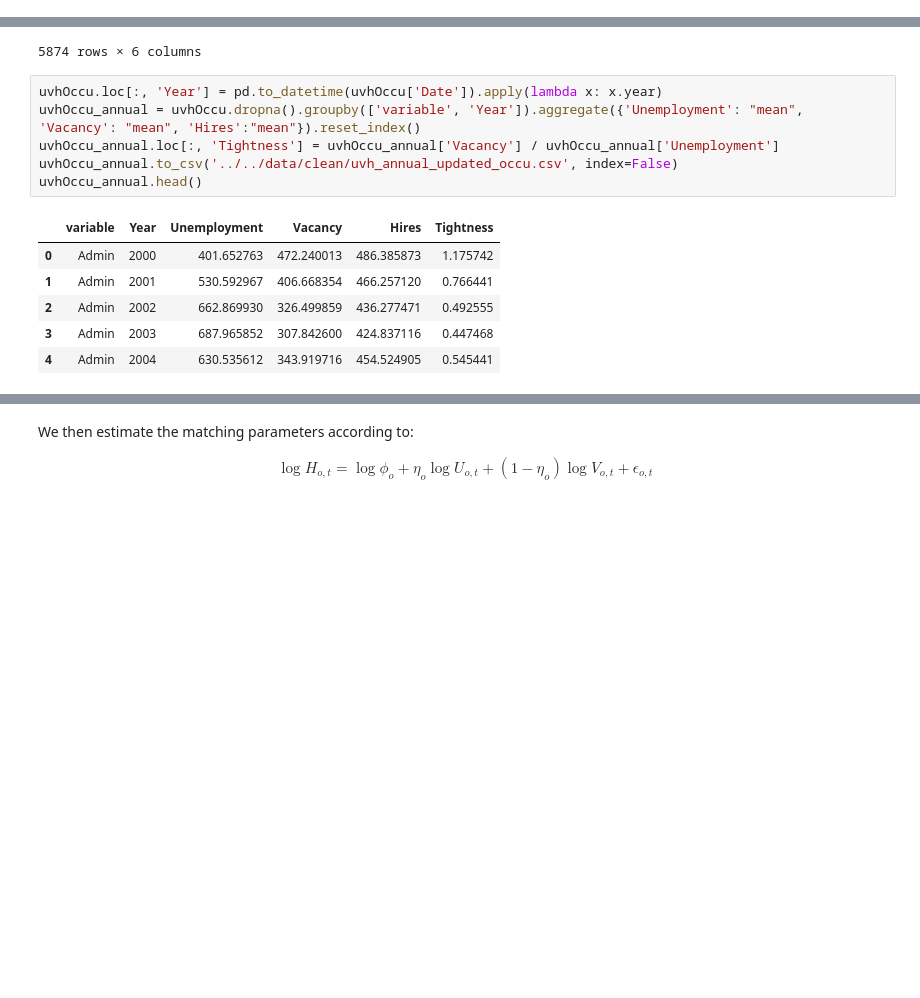
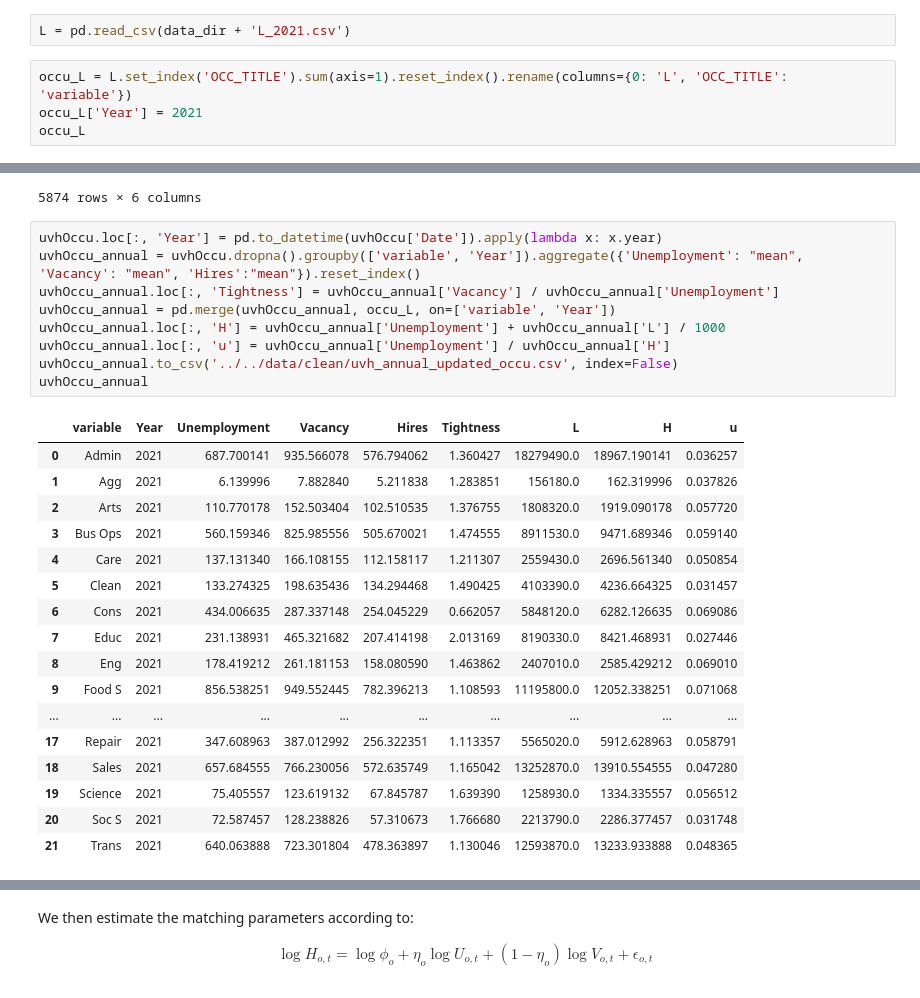
Before and after one commit to hs97/UnemploymentNetwork, a Jupyter notebook: code/clean_data/compute_occupation_params.ipynb, the cells around one changed output, grey strips where cells are left out. Drawn from its saved outputs; the diff is of its cells as text; blank space fills up the shorter version.

```diff
--- a/code/clean_data/compute_occupation_params.ipynb
+++ b/code/clean_data/compute_occupation_params.ipynb
@@ -34 +34,7 @@ We first impute the number of vacancies and unemployment in each occupation usin
 \end{align*}
+# %%
+L = pd.read_csv(data_dir + 'L_2021.csv')
+# %%
+occu_L = L.set_index('OCC_TITLE').sum(axis=1).reset_index().rename(columns={0: 'L', 'OCC_TITLE': 'variable'})
+occu_L['Year'] = 2021
+occu_L
@@ -62,13 +86,27 @@ uvhOccu
 # %%
 uvhOccu.loc[:, 'Year'] = pd.to_datetime(uvhOccu['Date']).apply(lambda x: x.year)
 uvhOccu_annual = uvhOccu.dropna().groupby(['variable', 'Year']).aggregate({'Unemployment': "mean", 'Vacancy': "mean", 'Hires':"mean"}).reset_index()
 uvhOccu_annual.loc[:, 'Tightness'] = uvhOccu_annual['Vacancy'] / uvhOccu_annual['Unemployment']
+uvhOccu_annual = pd.merge(uvhOccu_annual, occu_L, on=['variable', 'Year'])
+uvhOccu_annual.loc[:, 'H'] = uvhOccu_annual['Unemployment'] + uvhOccu_annual['L'] / 1000
+uvhOccu_annual.loc[:, 'u'] = uvhOccu_annual['Unemployment'] / uvhOccu_annual['H']
 uvhOccu_annual.to_csv('../../data/clean/uvh_annual_updated_occu.csv', index=False)
-uvhOccu_annual.head()
+uvhOccu_annual
 # %% [output]
-|  | variable | Year | Unemployment | Vacancy | Hires | Tightness |
-| 0 | Admin | 2000 | 401.652763 | 472.240013 | 486.385873 | 1.175742 |
-| 1 | Admin | 2001 | 530.592967 | 406.668354 | 466.257120 | 0.766441 |
-| 2 | Admin | 2002 | 662.869930 | 326.499859 | 436.277471 | 0.492555 |
-| 3 | Admin | 2003 | 687.965852 | 307.842600 | 424.837116 | 0.447468 |
-| 4 | Admin | 2004 | 630.535612 | 343.919716 | 454.524905 | 0.545441 |
+|  | variable | Year | Unemployment | Vacancy | Hires | Tightness | L | H | u |
+| 0 | Admin | 2021 | 687.700141 | 935.566078 | 576.794062 | 1.360427 | 18279490.0 | 18967.190141 | 0.036257 |
+| 1 | Agg | 2021 | 6.139996 | 7.882840 | 5.211838 | 1.283851 | 156180.0 | 162.319996 | 0.037826 |
+| 2 | Arts | 2021 | 110.770178 | 152.503404 | 102.510535 | 1.376755 | 1808320.0 | 1919.090178 | 0.057720 |
+| 3 | Bus Ops | 2021 | 560.159346 | 825.985556 | 505.670021 | 1.474555 | 8911530.0 | 9471.689346 | 0.059140 |
+| 4 | Care | 2021 | 137.131340 | 166.108155 | 112.158117 | 1.211307 | 2559430.0 | 2696.561340 | 0.050854 |
+| 5 | Clean | 2021 | 133.274325 | 198.635436 | 134.294468 | 1.490425 | 4103390.0 | 4236.664325 | 0.031457 |
+| 6 | Cons | 2021 | 434.006635 | 287.337148 | 254.045229 | 0.662057 | 5848120.0 | 6282.126635 | 0.069086 |
+| 7 | Educ | 2021 | 231.138931 | 465.321682 | 207.414198 | 2.013169 | 8190330.0 | 8421.468931 | 0.027446 |
+| 8 | Eng | 2021 | 178.419212 | 261.181153 | 158.080590 | 1.463862 | 2407010.0 | 2585.429212 | 0.069010 |
+| 9 | Food S | 2021 | 856.538251 | 949.552445 | 782.396213 | 1.108593 | 11195800.0 | 12052.338251 | 0.071068 |
+| ... | ... | ... | ... | ... | ... | ... | ... | ... | ... |
+| 17 | Repair | 2021 | 347.608963 | 387.012992 | 256.322351 | 1.113357 | 5565020.0 | 5912.628963 | 0.058791 |
+| 18 | Sales | 2021 | 657.684555 | 766.230056 | 572.635749 | 1.165042 | 13252870.0 | 13910.554555 | 0.047280 |
+| 19 | Science | 2021 | 75.405557 | 123.619132 | 67.845787 | 1.639390 | 1258930.0 | 1334.335557 | 0.056512 |
+| 20 | Soc S | 2021 | 72.587457 | 128.238826 | 57.310673 | 1.766680 | 2213790.0 | 2286.377457 | 0.031748 |
+| 21 | Trans | 2021 | 640.063888 | 723.301804 | 478.363897 | 1.130046 | 12593870.0 | 13233.933888 | 0.048365 |
```
Also changed, not shown: parts of 3 cells of this notebook, 45 other files.
